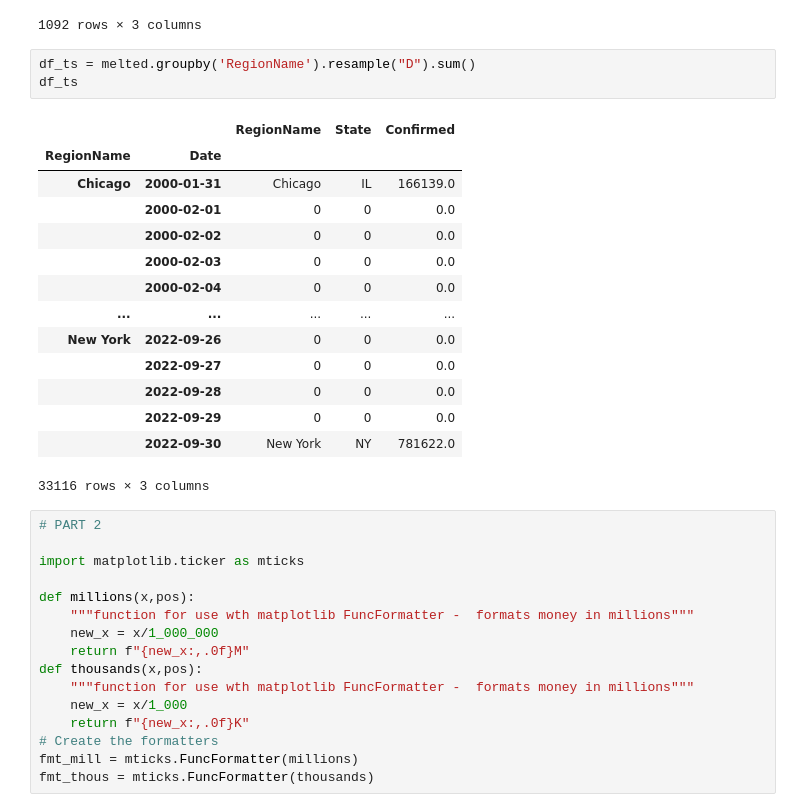
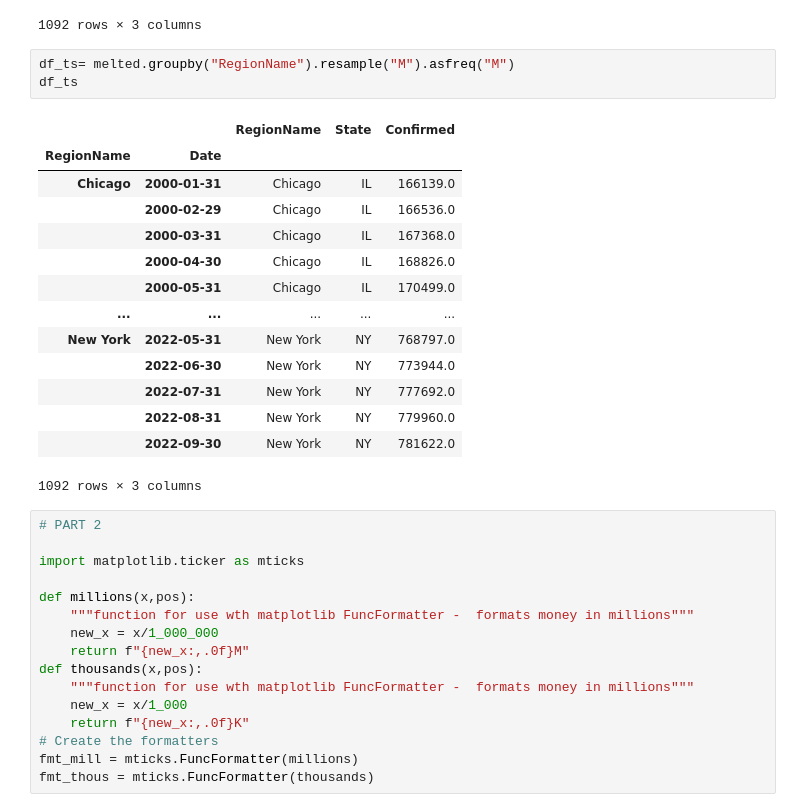
Before and after one commit to sof2401/Data-Visualization, a Jupyter notebook: Preparing Time Series from Wide-Form Data (Core).ipynb, the cells around one changed output. Cells and saved outputs as stored; diff of their text form.

```diff
--- a/Preparing Time Series from Wide-Form Data (Core).ipynb
+++ b/Preparing Time Series from Wide-Form Data (Core).ipynb
@@ -121,24 +121,24 @@ melted
 | 2022-09-30 | Houston | TX | 272639.0 |
 | 2022-09-30 | Chicago | IL | 315429.0 |
 1092 rows × 3 columns
-# %%
-df_ts = melted.groupby('RegionName').resample("D").sum()
-df_ts
-# %% [output]
-|  |  | RegionName | State | Confirmed |
-| RegionName | Date |  |  |  |
-| Chicago | 2000-01-31 | Chicago | IL | 166139.0 |
-|  | 2000-02-01 | 0 | 0 | 0.0 |
-|  | 2000-02-02 | 0 | 0 | 0.0 |
-|  | 2000-02-03 | 0 | 0 | 0.0 |
-|  | 2000-02-04 | 0 | 0 | 0.0 |
-| ... | ... | ... | ... | ... |
-| New York | 2022-09-26 | 0 | 0 | 0.0 |
-|  | 2022-09-27 | 0 | 0 | 0.0 |
-|  | 2022-09-28 | 0 | 0 | 0.0 |
-|  | 2022-09-29 | 0 | 0 | 0.0 |
-|  | 2022-09-30 | New York | NY | 781622.0 |
-33116 rows × 3 columns
+# %%
+df_ts= melted.groupby("RegionName").resample("M").asfreq("M")
+df_ts
+# %% [output]
+|  |  | RegionName | State | Confirmed |
+| RegionName | Date |  |  |  |
+| Chicago | 2000-01-31 | Chicago | IL | 166139.0 |
+|  | 2000-02-29 | Chicago | IL | 166536.0 |
+|  | 2000-03-31 | Chicago | IL | 167368.0 |
+|  | 2000-04-30 | Chicago | IL | 168826.0 |
+|  | 2000-05-31 | Chicago | IL | 170499.0 |
+| ... | ... | ... | ... | ... |
+| New York | 2022-05-31 | New York | NY | 768797.0 |
+|  | 2022-06-30 | New York | NY | 773944.0 |
+|  | 2022-07-31 | New York | NY | 777692.0 |
+|  | 2022-08-31 | New York | NY | 779960.0 |
+|  | 2022-09-30 | New York | NY | 781622.0 |
+1092 rows × 3 columns
 # %%
 # PART 2
 
```
